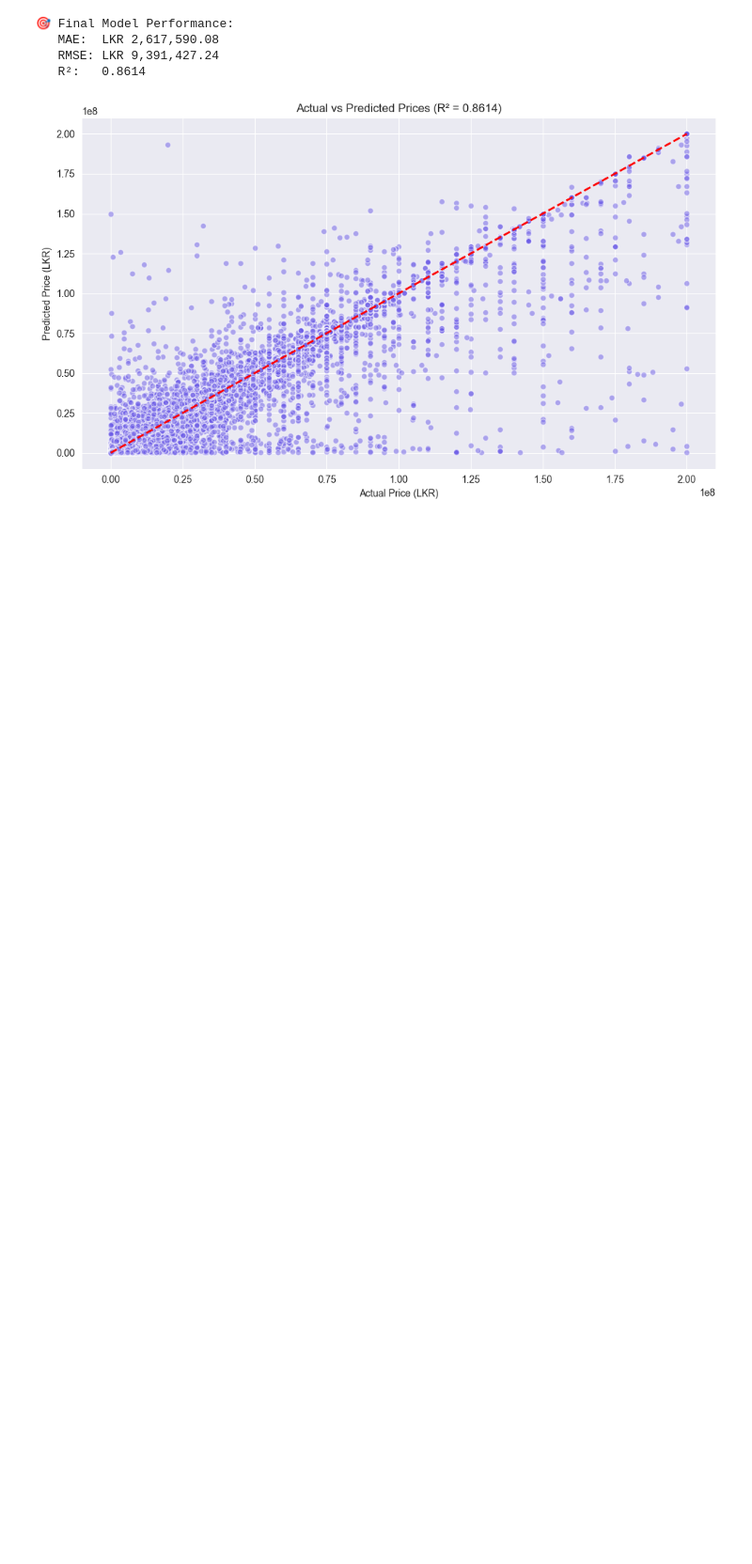
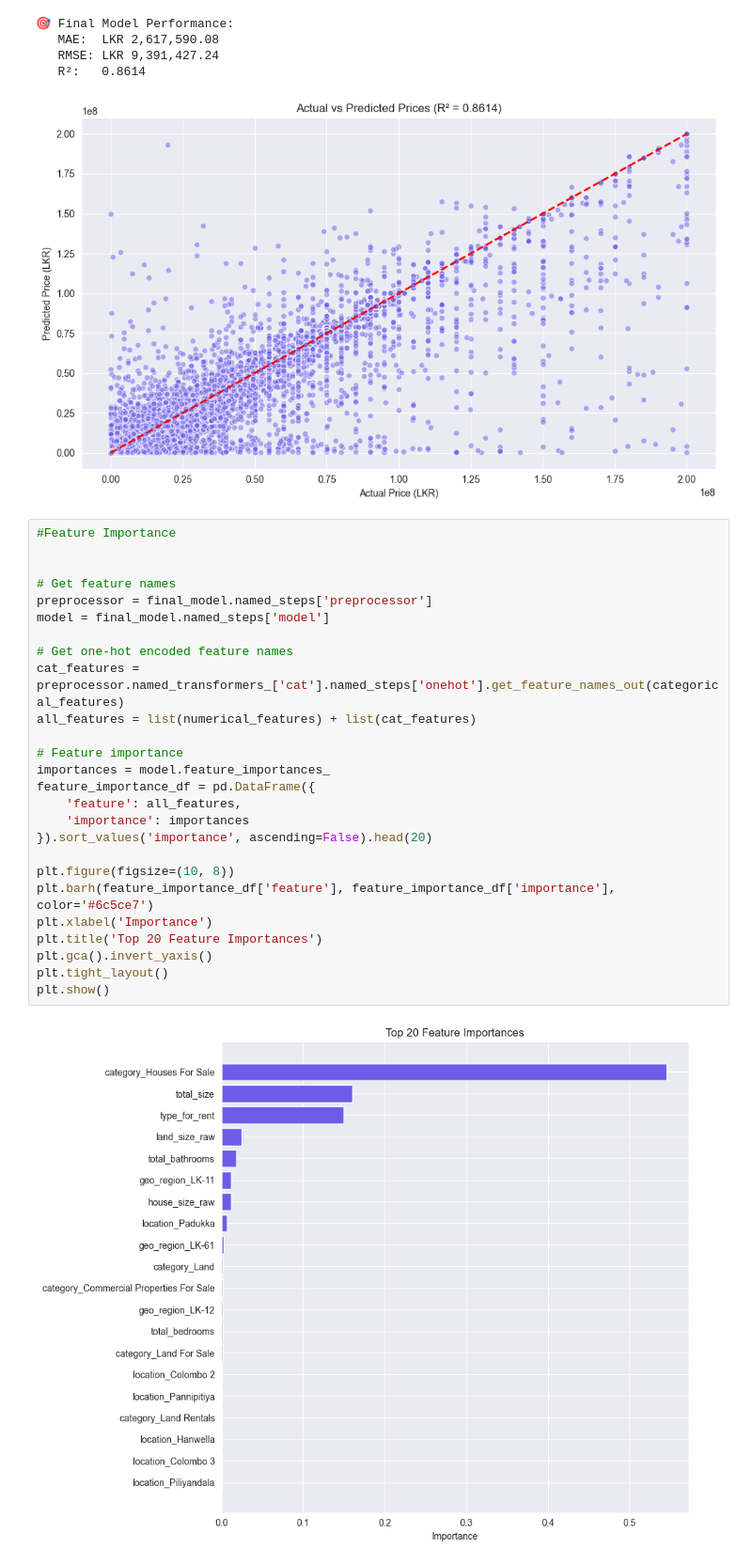
Before and after one commit to RiyaasathMJM/DecodeLabs-Internship, a Jupyter notebook: project2-Land Price Prediction in SL/notebook.ipynb, the cells around one changed output. Shown at 94% size. Drawn from its saved outputs; the diff is of its cells as text; blank space fills up the shorter version.

Commit message:
complete model evaluation and testing

```diff
--- a/project2-Land Price Prediction in SL/notebook.ipynb
+++ b/project2-Land Price Prediction in SL/notebook.ipynb
@@ -750,3 +750,31 @@ plt.show()
    RMSE: LKR 9,391,427.24
    R²:   0.8614
 [figure]
+# %%
+#Feature Importance
+
+
+# Get feature names
+preprocessor = final_model.named_steps['preprocessor']
+model = final_model.named_steps['model']
+
+# Get one-hot encoded feature names
+cat_features = preprocessor.named_transformers_['cat'].named_steps['onehot'].get_feature_names_out(categorical_features)
+all_features = list(numerical_features) + list(cat_features)
+
+# Feature importance
+importances = model.feature_importances_
+feature_importance_df = pd.DataFrame({
+    'feature': all_features,
+    'importance': importances
+}).sort_values('importance', ascending=False).head(20)
+
+plt.figure(figsize=(10, 8))
+plt.barh(feature_importance_df['feature'], feature_importance_df['importance'], color='#6c5ce7')
+plt.xlabel('Importance')
+plt.title('Top 20 Feature Importances')
+plt.gca().invert_yaxis()
+plt.tight_layout()
+plt.show()
+# %% [output]
+[figure, added]
```
Also changed, not shown: parts of 2 cells of this notebook.
